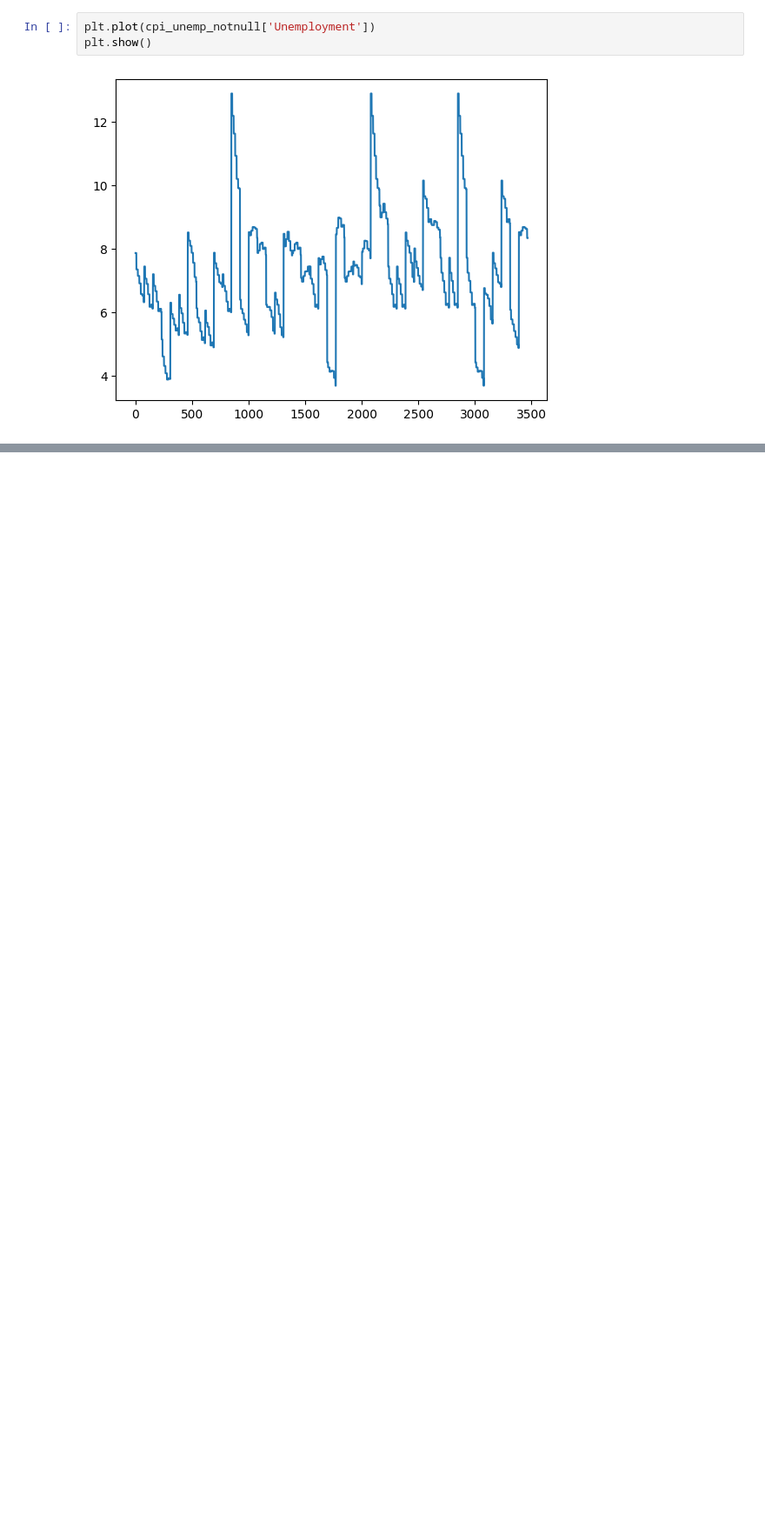
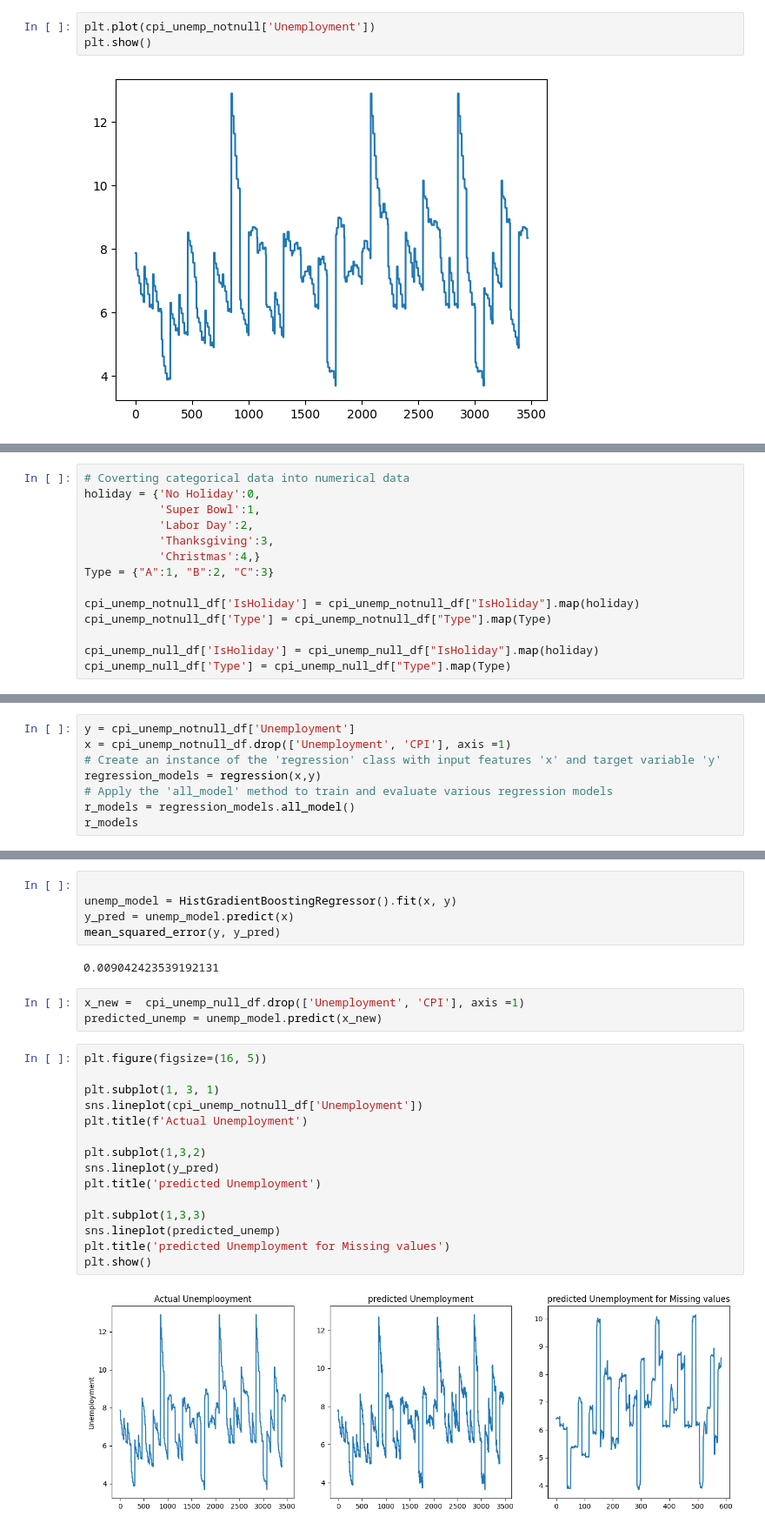
Before and after one commit to Prakash-Kani/Retail-Sales-Prediction, a Jupyter notebook: preprocessing.ipynb, the cells around one changed output, grey strips where cells are left out. Shown at 87% size. Saved outputs shown, nothing was run; the diff lists cells and outputs as text; blank space fills up the shorter version.

Commit message:
Handled Missing Values in CPI and Unemployment columns

```diff
--- a/preprocessing.ipynb
+++ b/preprocessing.ipynb
@@ -564,0 +597,14 @@ plt.show()
+# %%
+# Coverting categorical data into numerical data
+holiday = {'No Holiday':0,
+           'Super Bowl':1,
+           'Labor Day':2,
+           'Thanksgiving':3,
+           'Christmas':4,}
+Type = {"A":1, "B":2, "C":3}
+
+cpi_unemp_notnull_df['IsHoliday'] = cpi_unemp_notnull_df["IsHoliday"].map(holiday)
+cpi_unemp_notnull_df['Type'] = cpi_unemp_notnull_df["Type"].map(Type)
+
+cpi_unemp_null_df['IsHoliday'] = cpi_unemp_null_df["IsHoliday"].map(holiday)
+cpi_unemp_null_df['Type'] = cpi_unemp_null_df["Type"].map(Type)
@@ -564,0 +691,8 @@ plt.show()
+# %%
+y = cpi_unemp_notnull_df['Unemployment']
+x = cpi_unemp_notnull_df.drop(['Unemployment', 'CPI'], axis =1)
+# Create an instance of the 'regression' class with input features 'x' and target variable 'y'
+regression_models = regression(x,y)
+# Apply the 'all_model' method to train and evaluate various regression models
+r_models = regression_models.all_model()
+r_models
@@ -564,0 +729,27 @@ plt.show()
+# %%
+
+unemp_model = HistGradientBoostingRegressor().fit(x, y)
+y_pred = unemp_model.predict(x)
+mean_squared_error(y, y_pred)
+# %% [output]
+0.009042423539192131
+# %%
+x_new =  cpi_unemp_null_df.drop(['Unemployment', 'CPI'], axis =1)
+predicted_unemp = unemp_model.predict(x_new)
+# %%
+plt.figure(figsize=(16, 5))
+
+plt.subplot(1, 3, 1)
+sns.lineplot(cpi_unemp_notnull_df['Unemployment'])
+plt.title(f'Actual Unemployment')
+
+plt.subplot(1,3,2)
+sns.lineplot(y_pred)
+plt.title('predicted Unemployment')
+
+plt.subplot(1,3,3)
+sns.lineplot(predicted_unemp)
+plt.title('predicted Unemployment for Missing values')
+plt.show()
+# %% [output]
+[figure, added]
```
Also changed, not shown: parts of 23 cells of this notebook.
